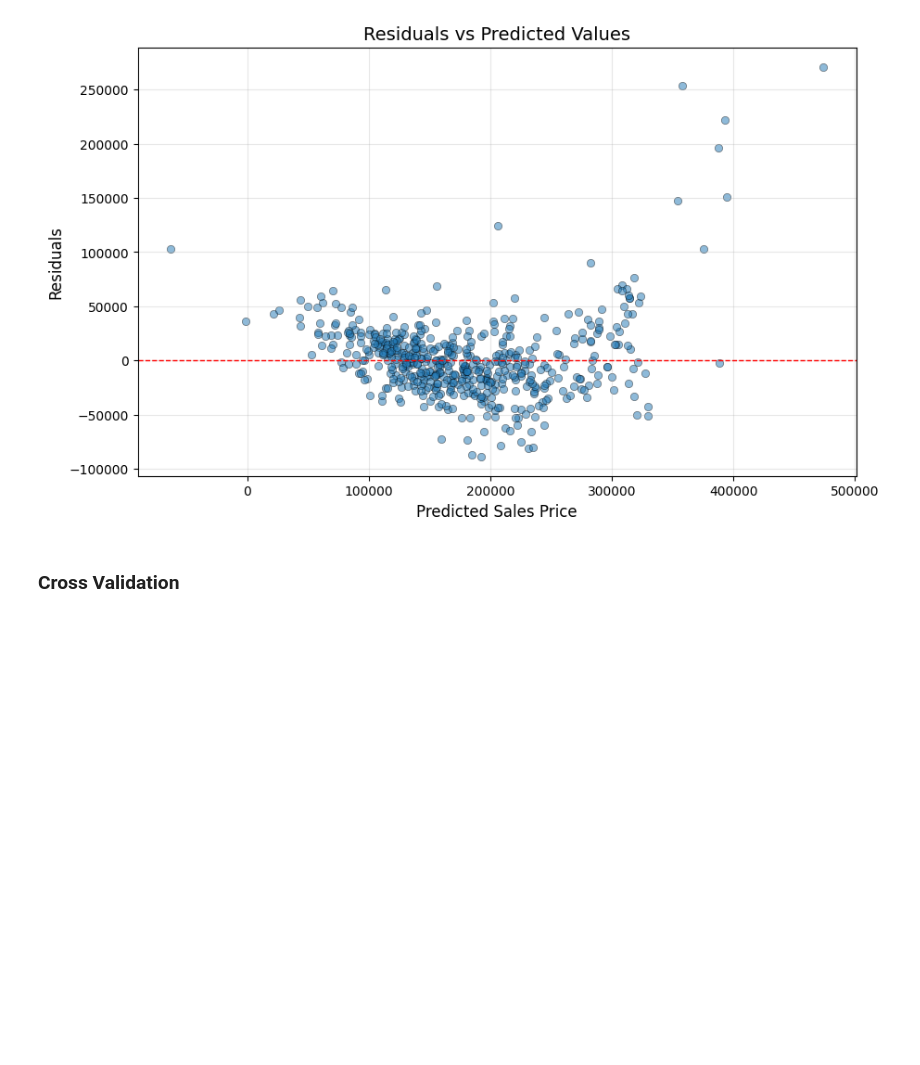
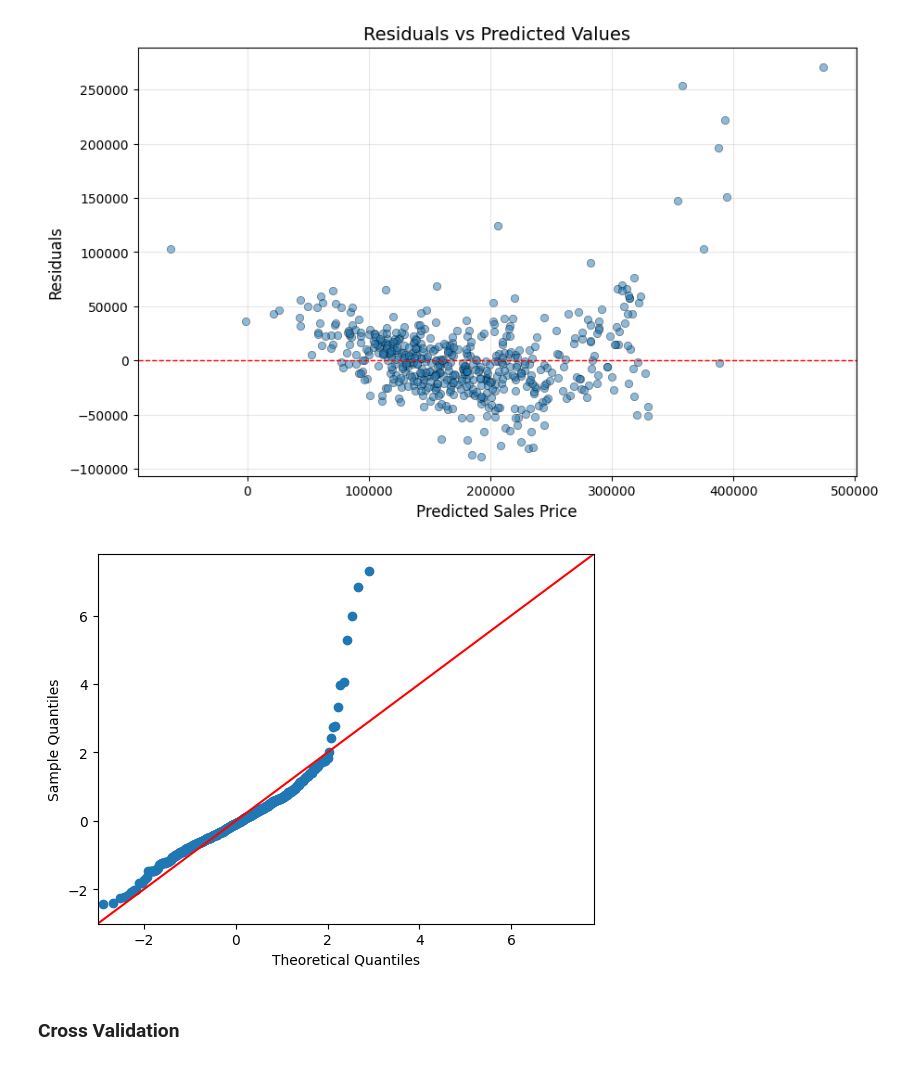
Before and after one commit to jerrinojacob/Data-Science-Portfolio, a Jupyter notebook: project_02/Housing_Price_Prediction.ipynb, the cells around one changed output. Cells and saved outputs as stored; diff of their text form; code cells hidden in the pictures; blank space fills up the shorter version.

```diff
--- a/project_02/Housing_Price_Prediction.ipynb
+++ b/project_02/Housing_Price_Prediction.ipynb
@@ -725,6 +731,10 @@ plt.title('Residuals vs Predicted Values', fontsize=14)
 plt.grid(True, alpha=0.3)
 # %% [output]
 [figure]
+# %%
+sm.qqplot(residuals, fit=True, line="45") ;
+# %% [output]
+[figure, added]
 # %% [markdown]
 ### Cross Validation
 # %%
```
Also changed, not shown: parts of 15 cells of this notebook.
